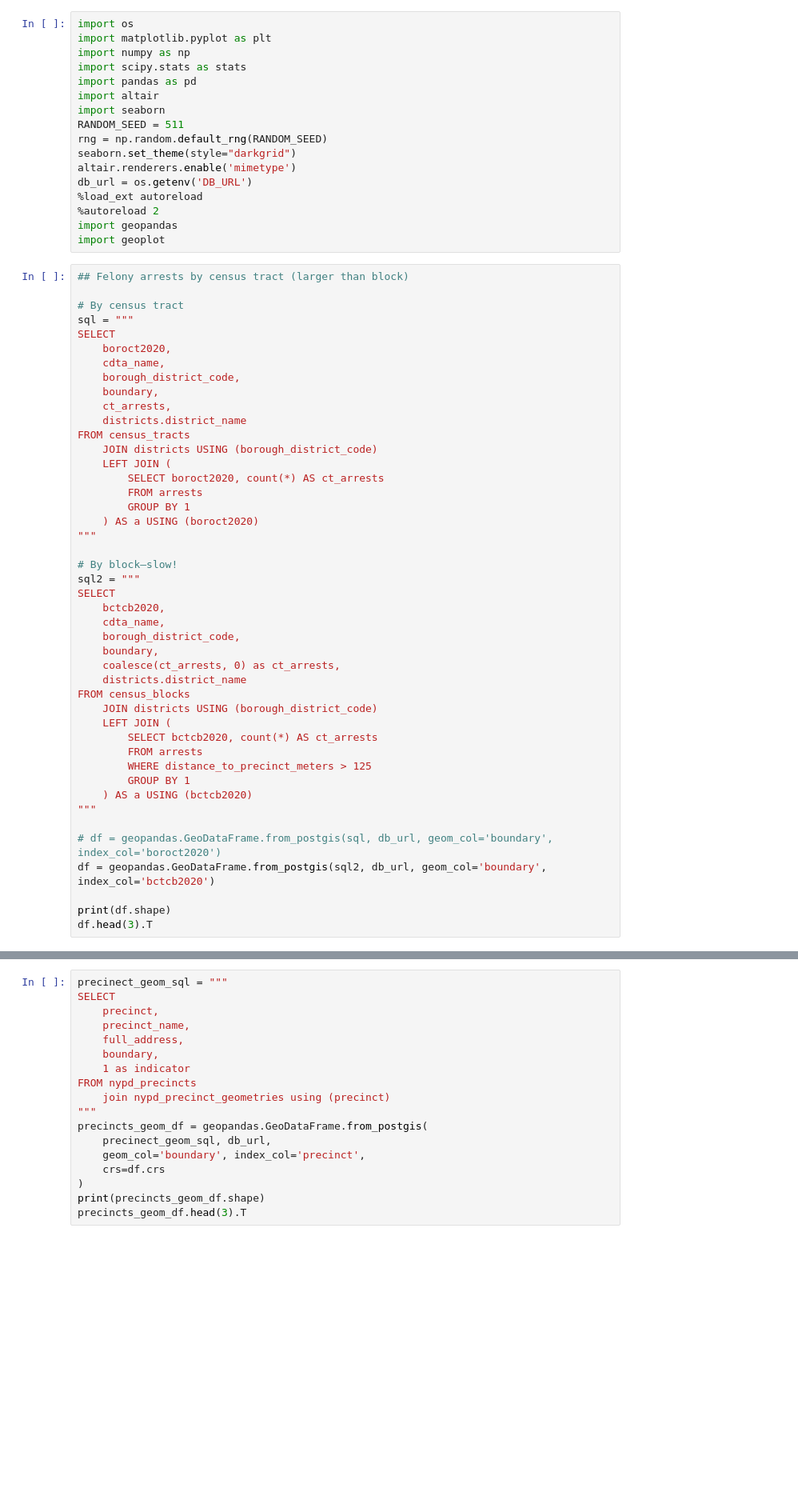
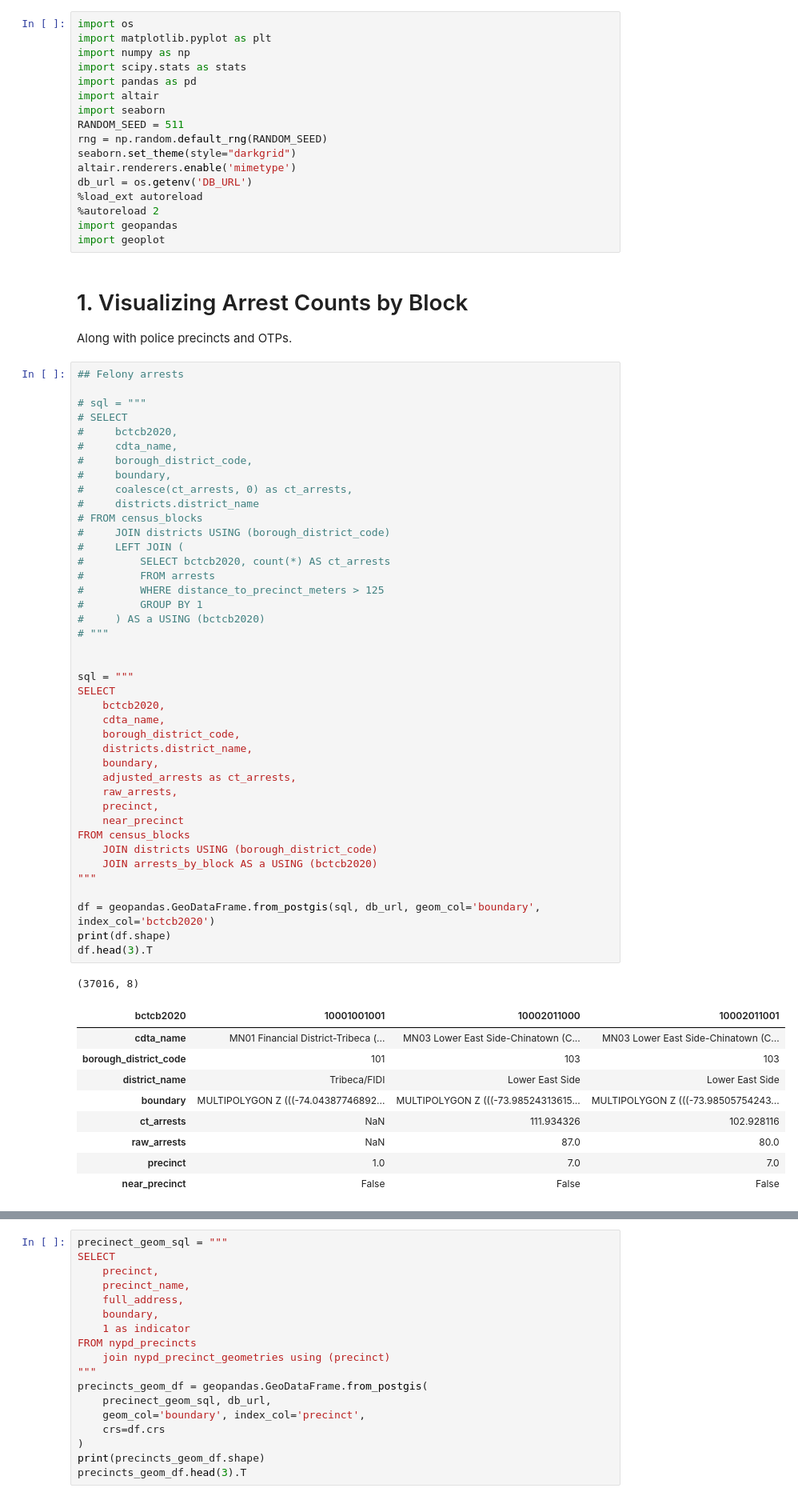
Before and after one commit to skritch/ghc-analysis, a Jupyter notebook: analysis/arrests.ipynb, the cells around one changed output, grey strips where cells are left out. Shown at 80% size. Cells and saved outputs as stored; diff of their text form; blank space fills up the shorter version.

Commit message:
More arrests, OTP placement

```diff
--- a/analysis/arrests.ipynb
+++ b/analysis/arrests.ipynb
@@ -15,51 +15,62 @@ db_url = os.getenv('DB_URL')
 %autoreload 2
 import geopandas
 import geoplot
+# %% [markdown]
+# 1. Visualizing Arrest Counts by Block
+
+Along with police precincts and OTPs.
 # %%
-## Felony arrests by census tract (larger than block)
+## Felony arrests
 
-# By census tract
+# sql = """
+# SELECT
+#     bctcb2020,
+#     cdta_name,
+#     borough_district_code,
+#     boundary,
+#     coalesce(ct_arrests, 0) as ct_arrests,
+#     districts.district_name
+# FROM census_blocks
+#     JOIN districts USING (borough_district_code)
+#     LEFT JOIN (
+#         SELECT bctcb2020, count(*) AS ct_arrests
+#         FROM arrests
+#         WHERE distance_to_precinct_meters > 125
+#         GROUP BY 1
+#     ) AS a USING (bctcb2020)
+# """
+
+
 sql = """
-SELECT
-    boroct2020,
-    cdta_name,
-    borough_district_code,
-    boundary,
-    ct_arrests,
-    districts.district_name
-FROM census_tracts
-    JOIN districts USING (borough_district_code)
-    LEFT JOIN (
-        SELECT boroct2020, count(*) AS ct_arrests
-        FROM arrests
-        GROUP BY 1
-    ) AS a USING (boroct2020)
-"""
-
-# By block—slow!
-sql2 = """
 SELECT
     bctcb2020,
     cdta_name,
     borough_district_code,
+    districts.district_name,
     boundary,
-    coalesce(ct_arrests, 0) as ct_arrests,
-    districts.district_name
+    adjusted_arrests as ct_arrests,
+    raw_arrests,
+    precinct,
+    near_precinct
 FROM census_blocks
     JOIN districts USING (borough_district_code)
-    LEFT JOIN (
-        SELECT bctcb2020, count(*) AS ct_arrests
-        FROM arrests
-        WHERE distance_to_precinct_meters > 125
-        GROUP BY 1
-    ) AS a USING (bctcb2020)
+    JOIN arrests_by_block AS a USING (bctcb2020)
 """
 
-# df = geopandas.GeoDataFrame.from_postgis(sql, db_url, geom_col='boundary', index_col='boroct2020')
-df = geopandas.GeoDataFrame.from_postgis(sql2, db_url, geom_col='boundary', index_col='bctcb2020')
-
+df = geopandas.GeoDataFrame.from_postgis(sql, db_url, geom_col='boundary', index_col='bctcb2020')
 print(df.shape)
 df.head(3).T
+# %% [output]
+(37016, 8)
+| bctcb2020 | 10001001001 | 10002011000 | 10002011001 |
+| cdta_name | MN01 Financial District-Tribeca (... | MN03 Lower East Side-Chinatown (C... | MN03 Lower East Side-Chinatown (C... |
+| borough_district_code | 101 | 103 | 103 |
+| district_name | Tribeca/FIDI | Lower East Side | Lower East Side |
+| boundary | MULTIPOLYGON Z (((-74.04387746892... | MULTIPOLYGON Z (((-73.98524313615... | MULTIPOLYGON Z (((-73.98505754243... |
+| ct_arrests | NaN | 111.934326 | 102.928116 |
+| raw_arrests | NaN | 87.0 | 80.0 |
+| precinct | 1.0 | 7.0 | 7.0 |
+| near_precinct | False | False | False |
 # %%
 precinct_loc_sql = """
 SELECT
```
Also changed, not shown: parts of 11 cells of this notebook, 18 other files.
